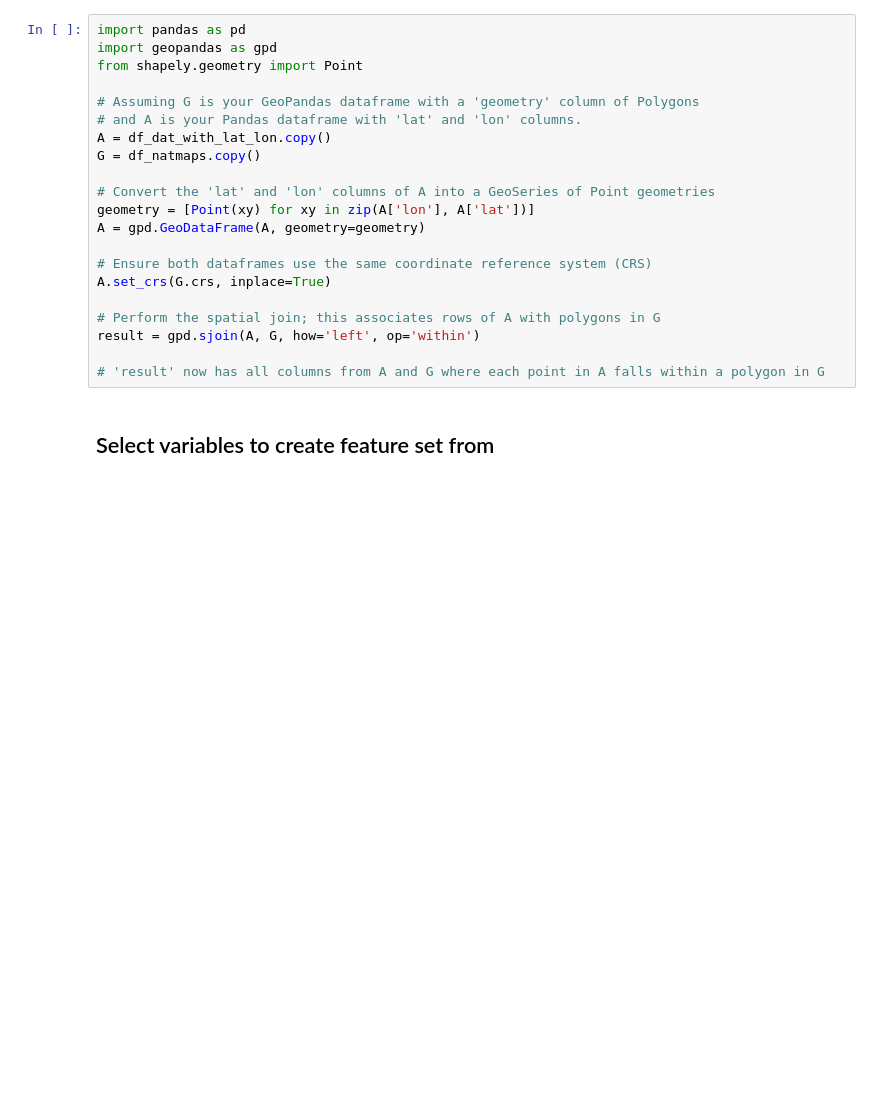
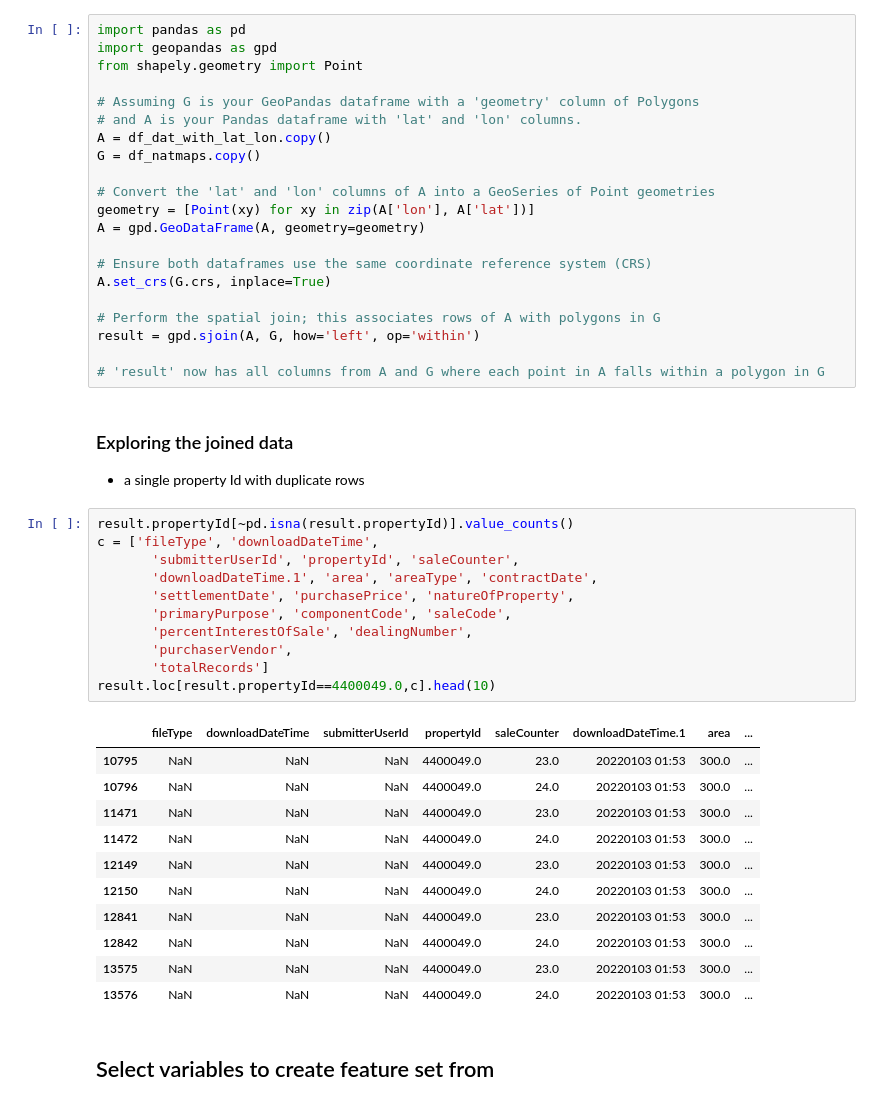
Before and after one commit to Tell1/prop-recommender, a Jupyter notebook: notebooks/join_gis_to_nationalmaps.ipynb, the cells around one changed output. Saved outputs shown, nothing was run; the diff lists cells and outputs as text; blank space fills up the shorter version.

```diff
--- a/notebooks/join_gis_to_nationalmaps.ipynb
+++ b/notebooks/join_gis_to_nationalmaps.ipynb
@@ -57,6 +74,32 @@ A.set_crs(G.crs, inplace=True)
 result = gpd.sjoin(A, G, how='left', op='within')
 
 # 'result' now has all columns from A and G where each point in A falls within a polygon in G
+# %% [markdown]
+### Exploring the joined data
+- a single property Id with duplicate rows
+# %%
+result.propertyId[~pd.isna(result.propertyId)].value_counts()
+c = ['fileType', 'downloadDateTime',
+       'submitterUserId', 'propertyId', 'saleCounter',
+       'downloadDateTime.1', 'area', 'areaType', 'contractDate',
+       'settlementDate', 'purchasePrice', 'natureOfProperty',
+       'primaryPurpose', 'componentCode', 'saleCode',
+       'percentInterestOfSale', 'dealingNumber',
+       'purchaserVendor',
+       'totalRecords']
+result.loc[result.propertyId==4400049.0,c].head(10)
+# %% [output]
+|  | fileType | downloadDateTime | submitterUserId | propertyId | saleCounter | downloadDateTime.1 | area | ... |
+| 10795 | NaN | NaN | NaN | 4400049.0 | 23.0 | 20220103 01:53 | 300.0 | ... |
+| 10796 | NaN | NaN | NaN | 4400049.0 | 24.0 | 20220103 01:53 | 300.0 | ... |
+| 11471 | NaN | NaN | NaN | 4400049.0 | 23.0 | 20220103 01:53 | 300.0 | ... |
+| 11472 | NaN | NaN | NaN | 4400049.0 | 24.0 | 20220103 01:53 | 300.0 | ... |
+| 12149 | NaN | NaN | NaN | 4400049.0 | 23.0 | 20220103 01:53 | 300.0 | ... |
+| 12150 | NaN | NaN | NaN | 4400049.0 | 24.0 | 20220103 01:53 | 300.0 | ... |
+| 12841 | NaN | NaN | NaN | 4400049.0 | 23.0 | 20220103 01:53 | 300.0 | ... |
+| 12842 | NaN | NaN | NaN | 4400049.0 | 24.0 | 20220103 01:53 | 300.0 | ... |
+| 13575 | NaN | NaN | NaN | 4400049.0 | 23.0 | 20220103 01:53 | 300.0 | ... |
+| 13576 | NaN | NaN | NaN | 4400049.0 | 24.0 | 20220103 01:53 | 300.0 | ... |
 # %% [markdown]
 ## Select variables to create feature set from
 # %%
```
Also changed, not shown: parts of 4 cells of this notebook, 3 other files.
